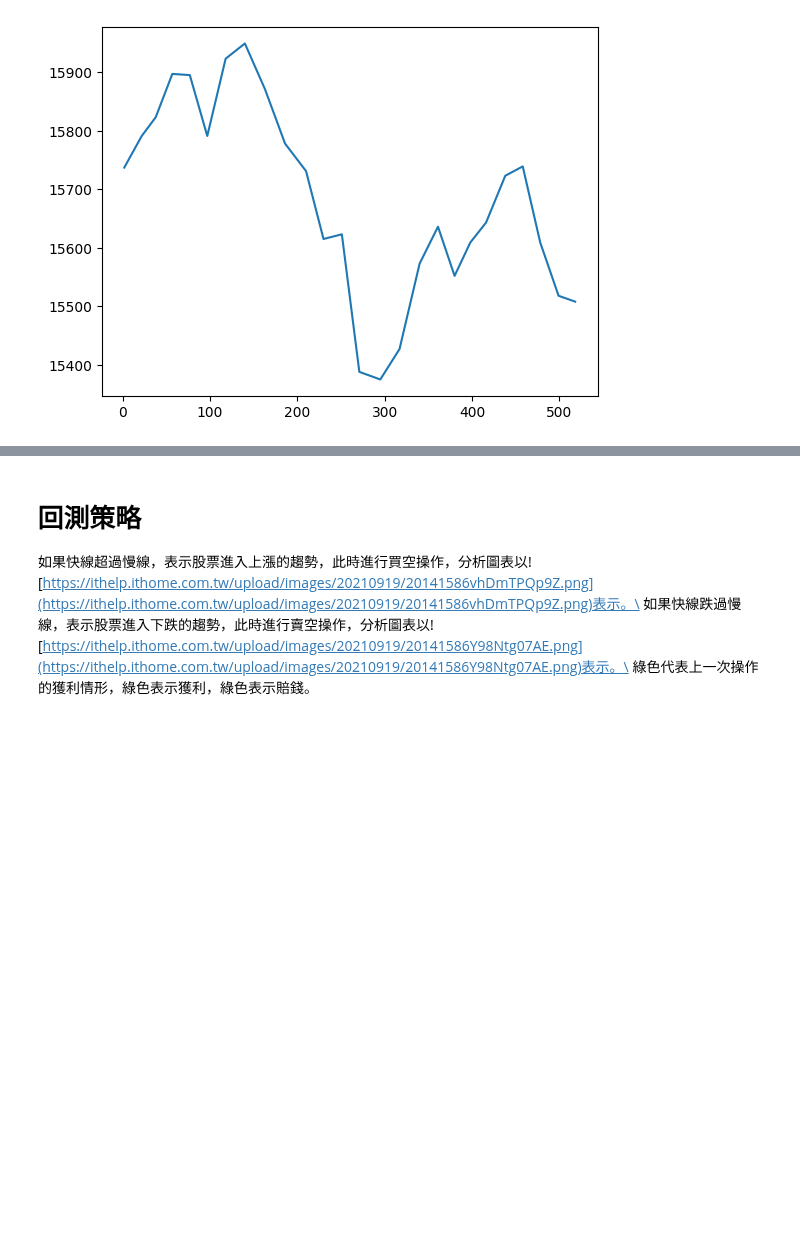
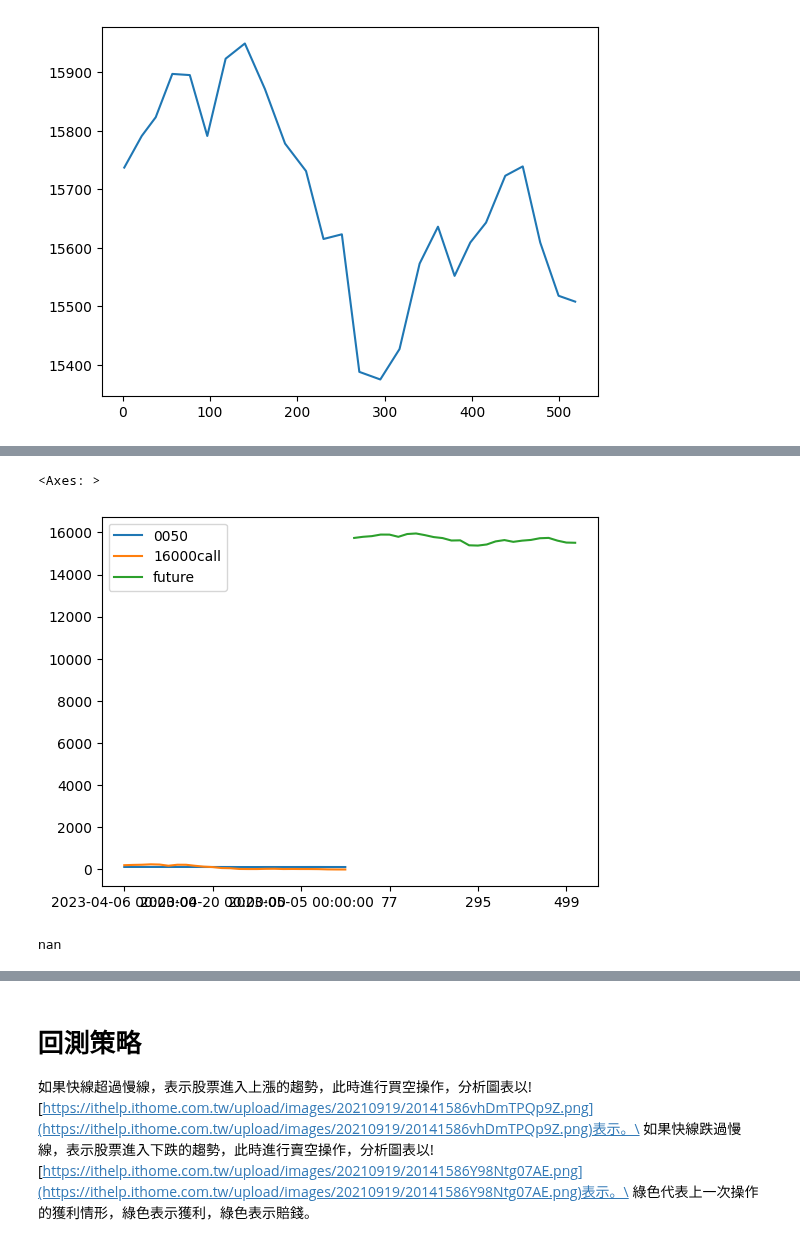
Before and after one commit to webclinic017/trade-backtest, a Jupyter notebook: 0-viz/viz1_data1_finmind_stock_option_future.ipynb, the cells around one changed output, grey strips where cells are left out. Saved outputs shown, nothing was run; the diff lists cells and outputs as text; code cells hidden in the pictures; blank space fills up the shorter version.

```diff
--- a/0-viz/viz1_data1_finmind_stock_option_future.ipynb
+++ b/0-viz/viz1_data1_finmind_stock_option_future.ipynb
@@ -43,10 +43,10 @@ data = data.json()
 # %%
 data
 # %%
-df = pd.DataFrame(data["data"])
+df1 = pd.DataFrame(data["data"])
 
-df.index = pd.to_datetime(df["date"])
-df.rename(
+df1.index = pd.to_datetime(df1["date"])
+df1.rename(
     columns={
         "Trading_Volume": "Volume",
         "open": "Open",
@@ -57,10 +57,10 @@ df.rename(
     inplace=True,
 )
 
-df.drop(
+df1.drop(
     columns=["stock_id", "date", "Trading_money", "spread", "Trading_turnover"],
     inplace=True,
 )
 
-df
+df1
 # %%
@@ -209,0 +245,4 @@ df3['close'].plot()
+# %%
+df_many = pd.concat([df1.Close, df2.Close, df3.close], axis=1)
+# %%
+df_many.columns=['0050','16000call','future']
@@ -209,0 +258,5 @@ df3['close'].plot()
+# %%
+df_many.plot()
+# %% [output]
+<Axes: >
+[figure, added]
@@ -209,0 +267,4 @@ df3['close'].plot()
+# %%
+df_many.iloc[0][2]
+# %% [output]
+nan
```
Also changed, not shown: parts of 8 cells of this notebook.
